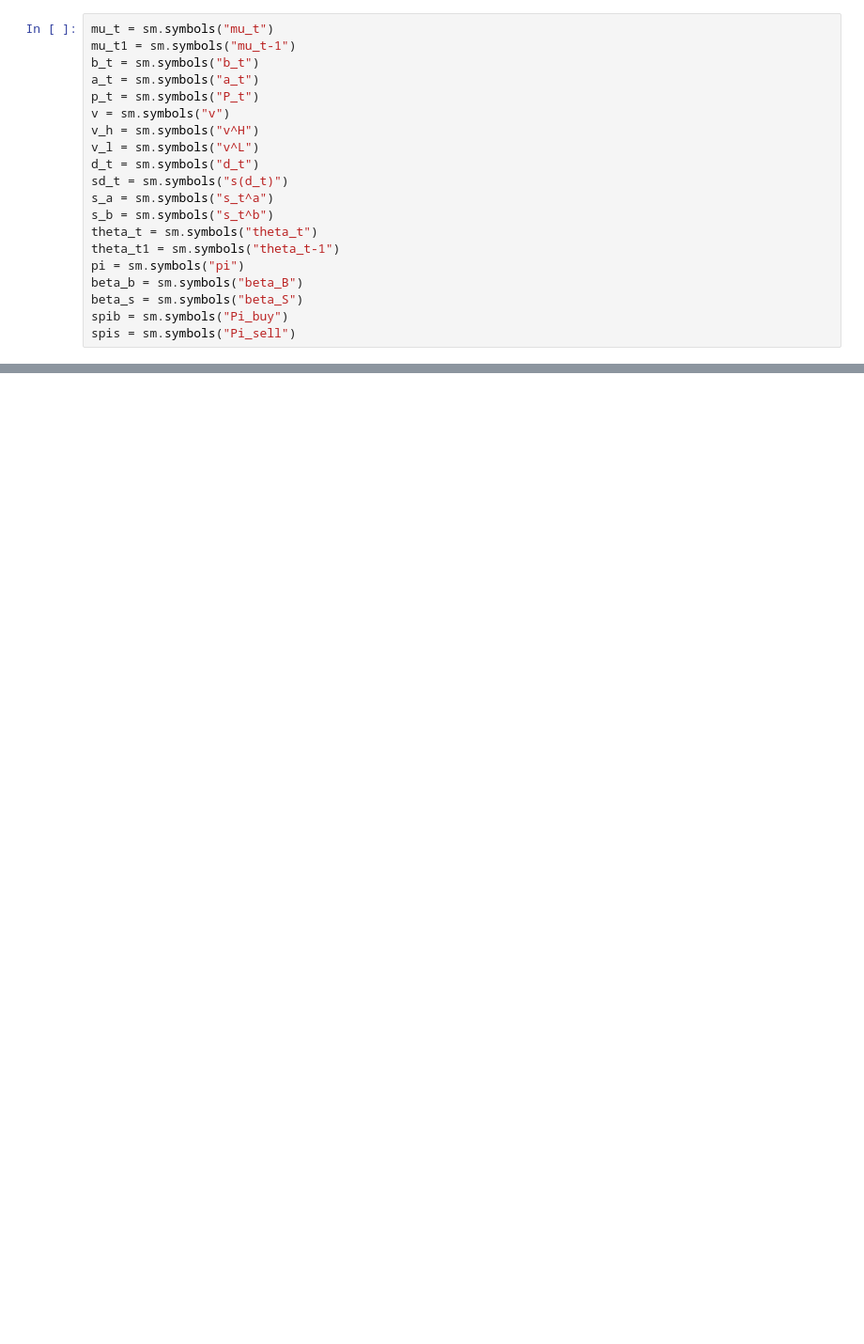
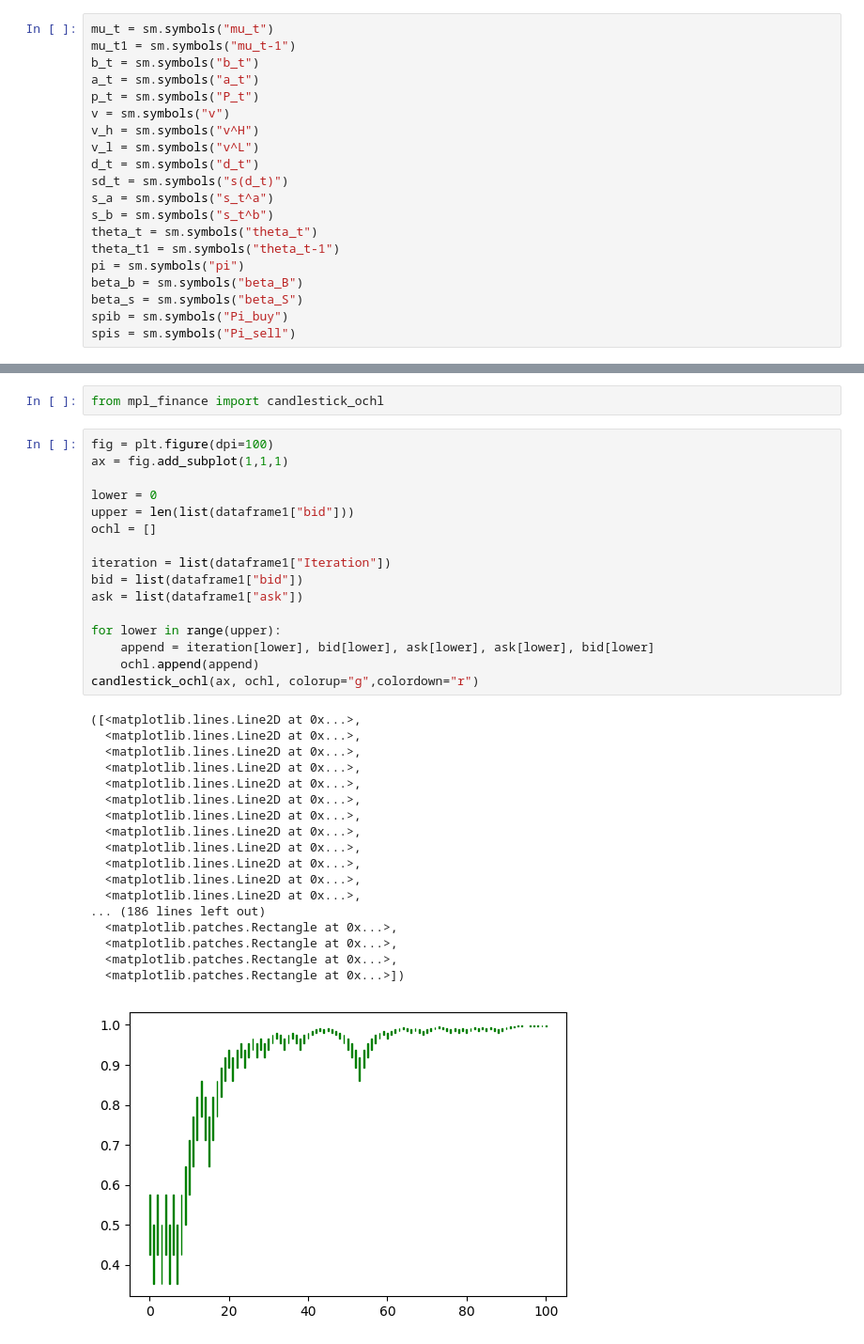
Before and after one commit to s-corfixen/projects-2019-snake-on-3310, a Jupyter notebook: modelproject/Untitled1.ipynb, the cells around one changed output, grey strips where cells are left out. Shown: that part at 94% size. Saved outputs shown, nothing was run; the diff lists cells and outputs as text; blank space fills up the shorter version.

```diff
--- a/modelproject/Untitled1.ipynb
+++ b/modelproject/Untitled1.ipynb
@@ -143,0 +226,37 @@ NameError: name 'dataframe' is not defined
+# %%
+from mpl_finance import candlestick_ochl
+# %%
+fig = plt.figure(dpi=100)
+ax = fig.add_subplot(1,1,1)
+
+lower = 0
+upper = len(list(dataframe1["bid"]))
+ochl = []
+
+iteration = list(dataframe1["Iteration"])
+bid = list(dataframe1["bid"])
+ask = list(dataframe1["ask"])
+
+for lower in range(upper):
+    append = iteration[lower], bid[lower], ask[lower], ask[lower], bid[lower]
+    ochl.append(append)
+candlestick_ochl(ax, ochl, colorup="g",colordown="r")
+# %% [output]
+([<matplotlib.lines.Line2D at 0x...>,
+  <matplotlib.lines.Line2D at 0x...>,
+  <matplotlib.lines.Line2D at 0x...>,
+  <matplotlib.lines.Line2D at 0x...>,
+  <matplotlib.lines.Line2D at 0x...>,
+  <matplotlib.lines.Line2D at 0x...>,
+  <matplotlib.lines.Line2D at 0x...>,
+  <matplotlib.lines.Line2D at 0x...>,
+  <matplotlib.lines.Line2D at 0x...>,
+  <matplotlib.lines.Line2D at 0x...>,
+  <matplotlib.lines.Line2D at 0x...>,
+  <matplotlib.lines.Line2D at 0x...>,
+... (186 lines left out)
+  <matplotlib.patches.Rectangle at 0x...>,
+  <matplotlib.patches.Rectangle at 0x...>,
+  <matplotlib.patches.Rectangle at 0x...>,
+  <matplotlib.patches.Rectangle at 0x...>])
+[figure, added]
```
Also changed, not shown: parts of 19 cells of this notebook, 3 other files.
